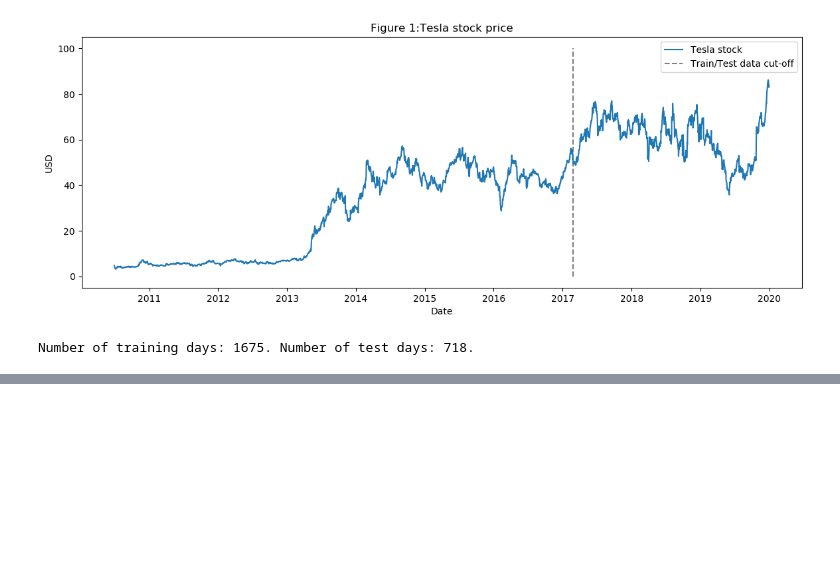
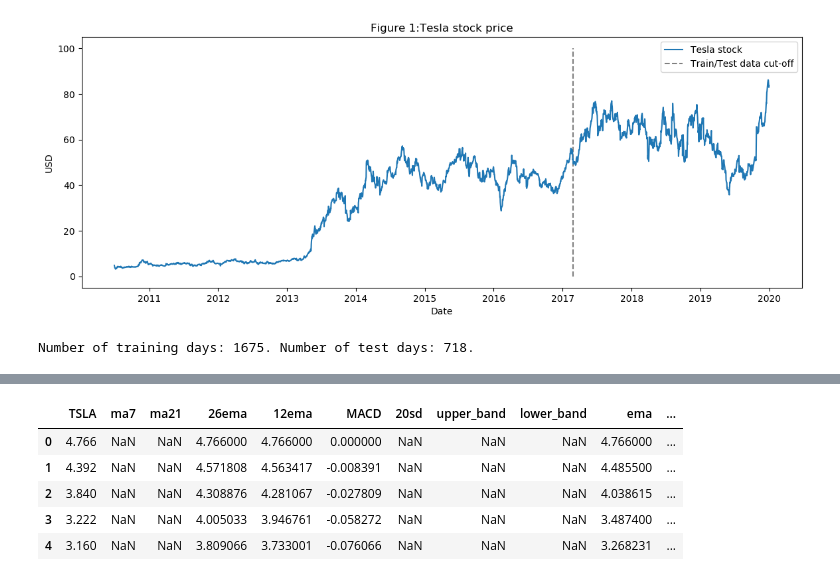
Before and after one commit to BBieganowski/GAN_StockPrediction, a Jupyter notebook: Notebook.ipynb, the cells around one changed output, grey strips where cells are left out. Drawn from its saved outputs; the diff is of its cells as text; code cells hidden in the pictures; blank space fills up the shorter version.

```diff
--- a/Notebook.ipynb
+++ b/Notebook.ipynb
@@ -144,0 +95,25 @@ dataset_ex_df.describe()
+# %%
+#adding technical indicators
+def get_technical_indicators(dataset):
+    # Create 7 and 21 days Moving Average
+    dataset['ma7'] = dataset['TSLA'].rolling(window=7).mean()
+    dataset['ma21'] = dataset['TSLA'].rolling(window=21).mean()
+
+    #Create MACD
+    dataset['26ema'] = pd.Series.ewm(dataset['TSLA'], span=26).mean()
+    dataset['12ema'] = pd.Series.ewm(dataset['TSLA'], span=12).mean()
+
+    dataset['MACD'] = (dataset['12ema']-dataset['26ema'])
+
+    # Create Bollinger Bands
+    dataset['20sd'] = dataset['TSLA'].rolling(window = 20).std()
+    dataset['upper_band'] = dataset['ma21'] + (dataset['20sd']*2)
+    dataset['lower_band'] = dataset['ma21'] - (dataset['20sd']*2)
+
+    # Create Exponential moving average
+    dataset['ema'] = dataset['TSLA'].ewm(com=0.5).mean()
+
+    # Create Momentum
+    dataset['momentum'] = dataset['TSLA']-1
+
+    return dataset
@@ -144,0 +122,9 @@ dataset_ex_df.describe()
+# %%
+dataset_TI_df.head()
+# %% [output]
+|  | TSLA | ma7 | ma21 | 26ema | 12ema | MACD | 20sd | upper_band | lower_band | ema | ... |
+| 0 | 4.766 | NaN | NaN | 4.766000 | 4.766000 | 0.000000 | NaN | NaN | NaN | 4.766000 | ... |
+| 1 | 4.392 | NaN | NaN | 4.571808 | 4.563417 | -0.008391 | NaN | NaN | NaN | 4.485500 | ... |
+| 2 | 3.840 | NaN | NaN | 4.308876 | 4.281067 | -0.027809 | NaN | NaN | NaN | 4.038615 | ... |
+| 3 | 3.222 | NaN | NaN | 4.005033 | 3.946761 | -0.058272 | NaN | NaN | NaN | 3.487400 | ... |
+| 4 | 3.160 | NaN | NaN | 3.809066 | 3.733001 | -0.076066 | NaN | NaN | NaN | 3.268231 | ... |
```
Also changed, not shown: parts of 11 cells of this notebook, 37 other files.
